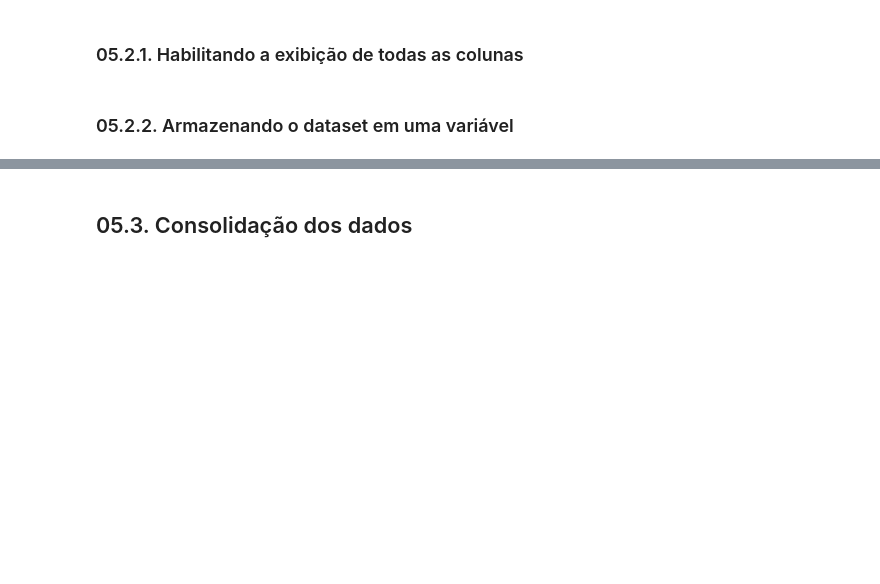
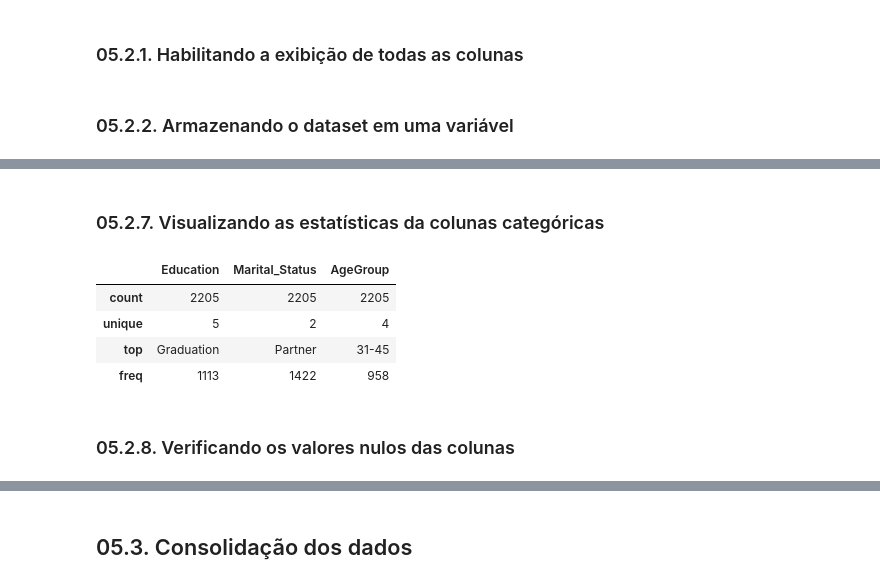
Before and after one commit to matheusresende7/ds_projeto_final_5_modelo_clusterizacao_classificacao_app_delivery, a Jupyter notebook: notebooks/05_pd_analytics.ipynb, the cells around one changed output, grey strips where cells are left out. Drawn from its saved outputs; the diff is of its cells as text; code cells hidden in the pictures; blank space fills up the shorter version.

```diff
--- a/notebooks/05_pd_analytics.ipynb
+++ b/notebooks/05_pd_analytics.ipynb
@@ -42,0 +85,12 @@ df.head(5)
+# %% [markdown]
+### 05.2.7. Visualizando as estatísticas da colunas categóricas
+# %%
+df.describe(exclude = 'number')
+# %% [output]
+|  | Education | Marital_Status | AgeGroup |
+| count | 2205 | 2205 | 2205 |
+| unique | 5 | 2 | 4 |
+| top | Graduation | Partner | 31-45 |
+| freq | 1113 | 1422 | 958 |
+# %% [markdown]
+### 05.2.8. Verificando os valores nulos das colunas
```
Also changed, not shown: parts of 17 cells of this notebook, 19 other files.
